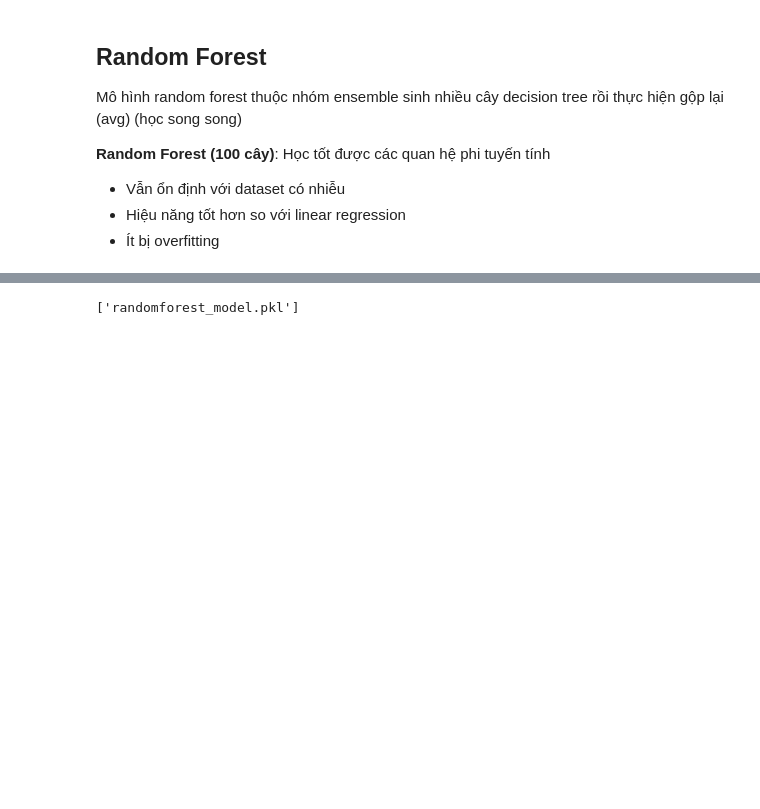
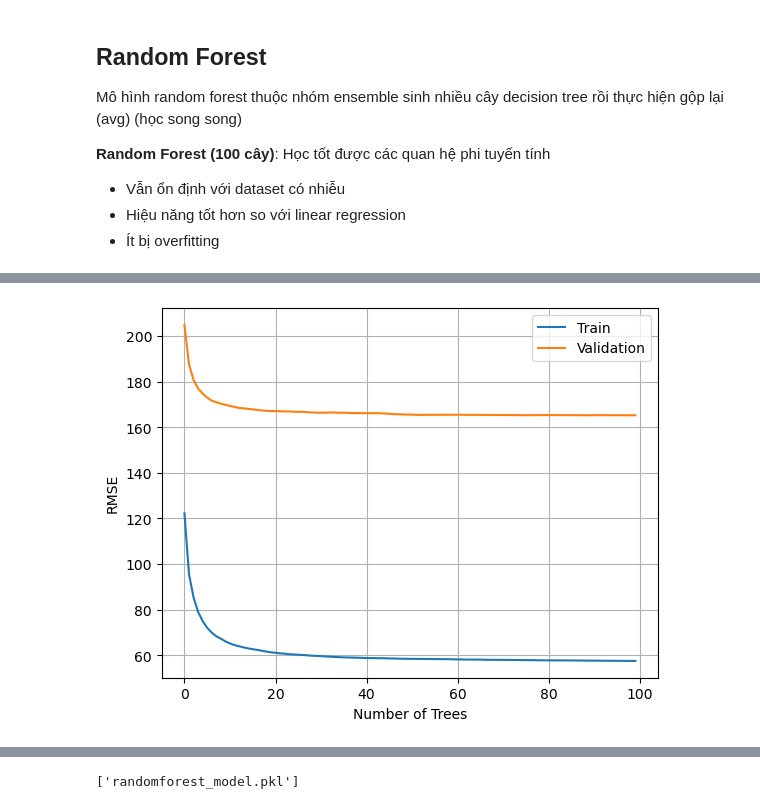
Before and after one commit to ZanissNguyen/Bus-Status-Analysis-Prediction, a Jupyter notebook: notebook/model.ipynb, the cells around one changed output, grey strips where cells are left out. Saved outputs shown, nothing was run; the diff lists cells and outputs as text; code cells hidden in the pictures; blank space fills up the shorter version.

```diff
--- a/notebook/model.ipynb
+++ b/notebook/model.ipynb
@@ -137,0 +150,16 @@ X_train, X_test, Y_train, Y_test = train_test_split(
+# %%
+# Split data
+split_idx = int(len(df)*0.8)
+
+train_df = df.iloc[:split_idx]
+test_df  = df.iloc[split_idx:]
+
+train_df, test_df = add_historical_features(train_df, test_df)
+his_df = train_df[["route", "avg_duration_route"]]
+his_df.to_json("avg_duration.json", orient="records", force_ascii=False, indent=4)
+
+X_train = train_df.drop(columns=[target])
+Y_train = train_df[target].values
+
+X_test = test_df.drop(columns=[target])
+Y_test = test_df[target].values
@@ -217,5 +315,38 @@ Pipeline(steps=[('preprocess',
                 ('model',
                  RandomForestRegressor(n_jobs=-1, random_state=42, verbose=1))])
+# %%
+# Learning Curve
+rf = rf_model.named_steps["model"]
+
+X_train_trans = rf_model.named_steps["preprocess"].transform(X_train)
+X_test_trans   = rf_model.named_steps["preprocess"].transform(X_test)
+
+train_loss = []
+test_loss = []
+
+train_pred = np.zeros(len(Y_train))
+test_pred = np.zeros(len(Y_test))
+
+for i, tree in enumerate(rf.estimators_, start=1):
+
+    train_pred += tree.predict(X_train_trans)
+    test_pred += tree.predict(X_test_trans)
+
+    avg_train = train_pred / i
+    avg_test = test_pred / i
+
+    train_loss.append(root_mean_squared_error(Y_train, avg_train))
+    test_loss.append(root_mean_squared_error(Y_test, avg_test))
+
+plt.plot(train_loss, label="Train")
+plt.plot(test_loss, label="Validation")
+plt.xlabel("Number of Trees")
+plt.ylabel("RMSE")
+plt.legend()
+plt.grid()
+plt.show()
+# %% [output]
+[figure, added]
 # %%
 pred_rf = rf_model.predict(X_test)
 
```
Also changed, not shown: parts of 15 cells of this notebook.
